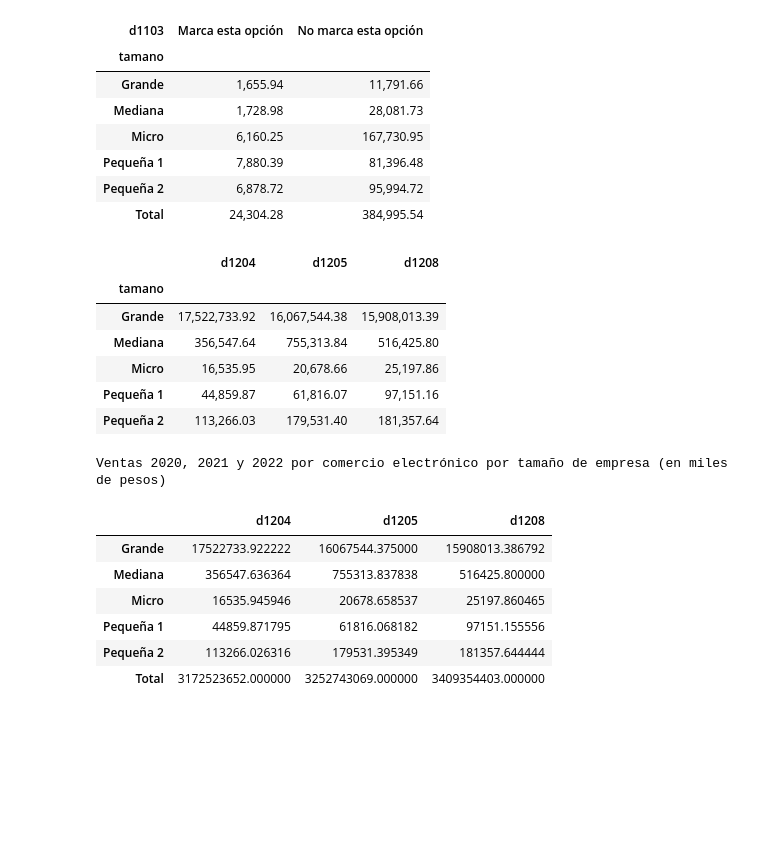
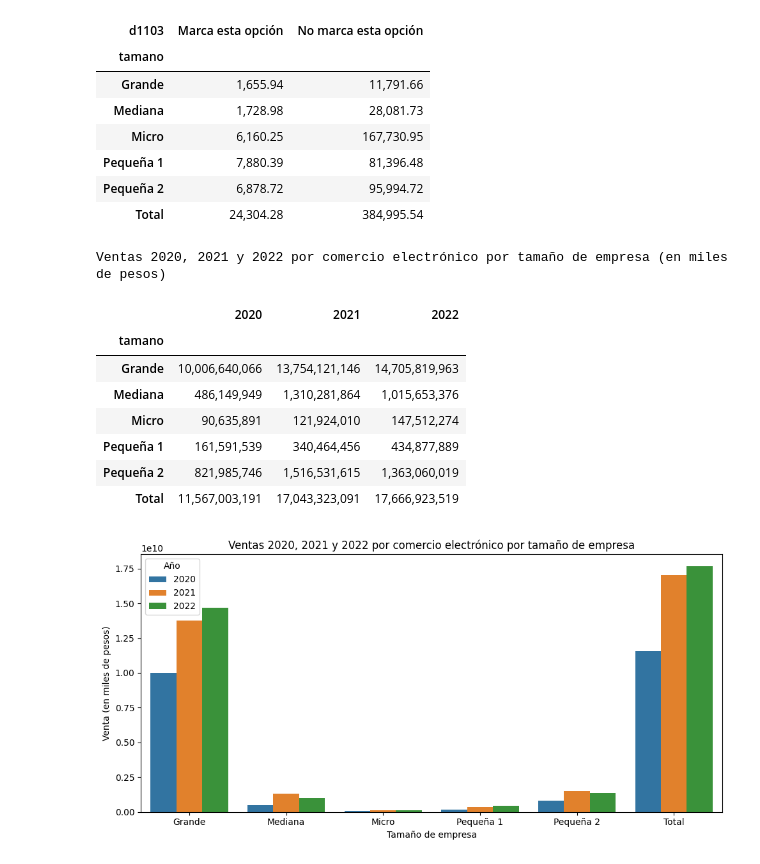
Before and after one commit to tomasleale/ele7, a Jupyter notebook: ele7.ipynb, the cells around one changed output. Saved outputs shown, nothing was run; the diff lists cells and outputs as text; code cells hidden in the pictures; blank space fills up the shorter version.

```diff
--- a/ele7.ipynb
+++ b/ele7.ipynb
@@ -385,34 +443,49 @@ dstats(df, 'tamano', tipo='cruzada', variable_cruce='d1103', transponer=False, f
 | Pequeña 1 | 7,880.39 | 81,396.48 |
 | Pequeña 2 | 6,878.72 | 95,994.72 |
 | Total | 24,304.28 | 384,995.54 |
-# %%
-df.groupby('tamano')[['d1204', 'd1205', 'd1208']].mean()
-# %% [output]
-|  | d1204 | d1205 | d1208 |
-| tamano |  |  |  |
-| Grande | 17,522,733.92 | 16,067,544.38 | 15,908,013.39 |
-| Mediana | 356,547.64 | 755,313.84 | 516,425.80 |
-| Micro | 16,535.95 | 20,678.66 | 25,197.86 |
-| Pequeña 1 | 44,859.87 | 61,816.07 | 97,151.16 |
-| Pequeña 2 | 113,266.03 | 179,531.40 | 181,357.64 |
-# %%
-# Tabla por categoría
-tabla = df.groupby('tamano')[['d1204', 'd1205', 'd1208']].mean()
-
-# Fila con el promedio general
-total = df[['d1204', 'd1205', 'd1208']].sum().rename('Total')
-
-# Unir
-tabla = pd.concat([tabla, total.to_frame().T])
-tabla*1000
-
-tabla.style.set_caption("Ventas 2020, 2021 y 2022 por comercio electrónico por tamaño de empresa (en miles de pesos)")
-# %% [output]
-Ventas 2020, 2021 y 2022 por comercio electrónico por tamaño de empresa (en miles de pesos)
-|  | d1204 | d1205 | d1208 |
-| Grande | 17522733.922222 | 16067544.375000 | 15908013.386792 |
-| Mediana | 356547.636364 | 755313.837838 | 516425.800000 |
-| Micro | 16535.945946 | 20678.658537 | 25197.860465 |
-| Pequeña 1 | 44859.871795 | 61816.068182 | 97151.155556 |
-| Pequeña 2 | 113266.026316 | 179531.395349 | 181357.644444 |
-| Total | 3172523652.000000 | 3252743069.000000 | 3409354403.000000 |
+# %%
+ventas_ecom = dstats(df, ['d1204', 'd1205', 'd1208'], tipo='suma', variable_cruce='tamano', factor='fe_transversal')
+ventas_ecom
+
+display(
+    ventas_ecom.rename(columns={'d1204': '2020', 'd1205': '2021', 'd1208': '2022'})
+    .style.set_caption("Ventas 2020, 2021 y 2022 por comercio electrónico por tamaño de empresa (en miles de pesos)")
+    .format("{:,.0f}")
+)
+
+# Preparar datos: seaborn necesita formato "largo" (una fila por observación)
+ventas_ecom_plot = (
+    ventas_ecom.rename(columns={'d1204': '2020', 'd1205': '2021', 'd1208': '2022'})
+    .reset_index()  # convierte el índice 'tamano' en columna
+    .melt(id_vars='tamano', var_name='año', value_name='venta')  # formato largo
+)
+
+# Graficar
+fig, ax = plt.subplots(figsize=(10, 5))
+
+sns.barplot(
+    data=ventas_ecom_plot,
+    x='tamano',
+    y='venta',
+    hue='año',
+    ax=ax
+)
+
+ax.set_title("Ventas 2020, 2021 y 2022 por comercio electrónico por tamaño de empresa")
+ax.set_xlabel("Tamaño de empresa")
+ax.set_ylabel("Venta (en miles de pesos)")
+ax.legend(title='Año')
+
+plt.tight_layout()
+plt.show()
+# %% [output]
+Ventas 2020, 2021 y 2022 por comercio electrónico por tamaño de empresa (en miles de pesos)
+|  | 2020 | 2021 | 2022 |
+| tamano |  |  |  |
+| Grande | 10,006,640,066 | 13,754,121,146 | 14,705,819,963 |
+| Mediana | 486,149,949 | 1,310,281,864 | 1,015,653,376 |
+| Micro | 90,635,891 | 121,924,010 | 147,512,274 |
+| Pequeña 1 | 161,591,539 | 340,464,456 | 434,877,889 |
+| Pequeña 2 | 821,985,746 | 1,516,531,615 | 1,363,060,019 |
+| Total | 11,567,003,191 | 17,043,323,091 | 17,666,923,519 |
+[figure, added]
```
Also changed, not shown: parts of 6 cells of this notebook.
